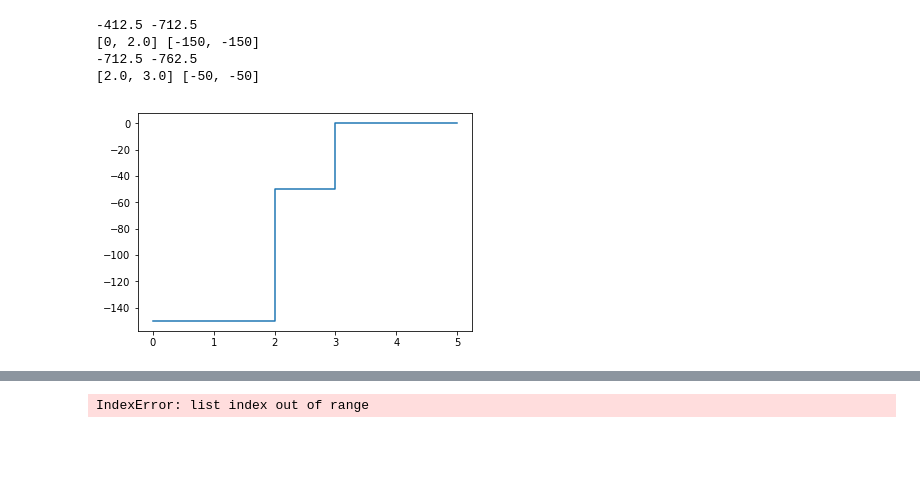
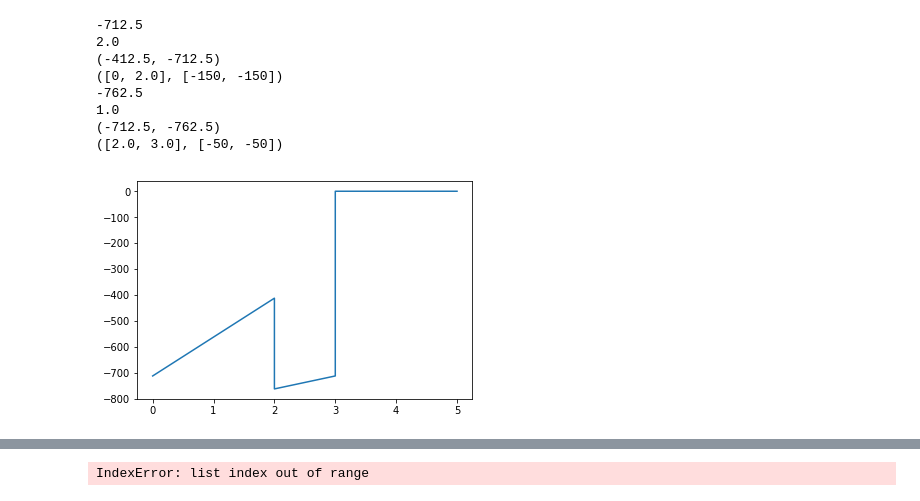
Before and after one commit to tsak1998/Thesis, a Jupyter notebook: Untitled.ipynb, the cells around one changed output, grey strips where cells are left out. Cells and saved outputs as stored; diff of their text form; code cells hidden in the pictures; blank space fills up the shorter version.

```diff
--- a/Untitled.ipynb
+++ b/Untitled.ipynb
@@ -44,37 +50,43 @@ for p_, c_ in zip(p__,c):
     q_points.append((c_*L,q_points[i][1]+p_))
     Q = Qi
     M = m_points[i][1]+ q_points[i][1]*(q_points[i+1][0]-m_points[i][0])
+    print(M)
+    print(q_points[i+1][0]-m_points[i][0])
     m_points.append((c_*L,M))
     i += 1
     print(Mi, M)
     print([start,end ], [Qi,Q])
     x = np.linspace(start, end, 10)
-    coef = np.polyfit([start,end ], [Qi,Q], 1)
+    coef = np.polyfit([start,end ], [M,Mi], 1)
     d_z = x*coef[0]+coef[1]
     Mi = M
     Qi = Q+p_
     start = c_*L
     t = {'x':x, 'M':d_z}
     d_t = pd.DataFrame([], columns=['x','M'])
     d_t['x'] = x
     d_t['M'] = d_z
     df = pd.concat([df,d_t],axis=0)
 
 Mj=0
 x_last =np.linspace(end,L,10)
 coef = np.polyfit([end,L ], [Qi,Qj], 1)
 d_z = x*coef[0]+coef[1]
 d_t = pd.DataFrame([], columns=['x','M'])
 d_t['x'] = x_last
 d_t['M'] = d_z
 df = pd.concat([df,d_t],axis=0)
 plt.plot(df['x'],df['M'])
 plt.show()
 m_points.append((L, Mj))
 q_points.append((L, Qj))
 # %% [output]
--412.5 -712.5
-[0, 2.0] [-150, -150]
--712.5 -762.5
-[2.0, 3.0] [-50, -50]
+-712.5
+2.0
+(-412.5, -712.5)
+([0, 2.0], [-150, -150])
+-762.5
+1.0
+(-712.5, -762.5)
+([2.0, 3.0], [-50, -50])
-[figure, old version]
+[figure, new version]
```
Also changed, not shown: parts of 23 cells of this notebook, 3 other files.
